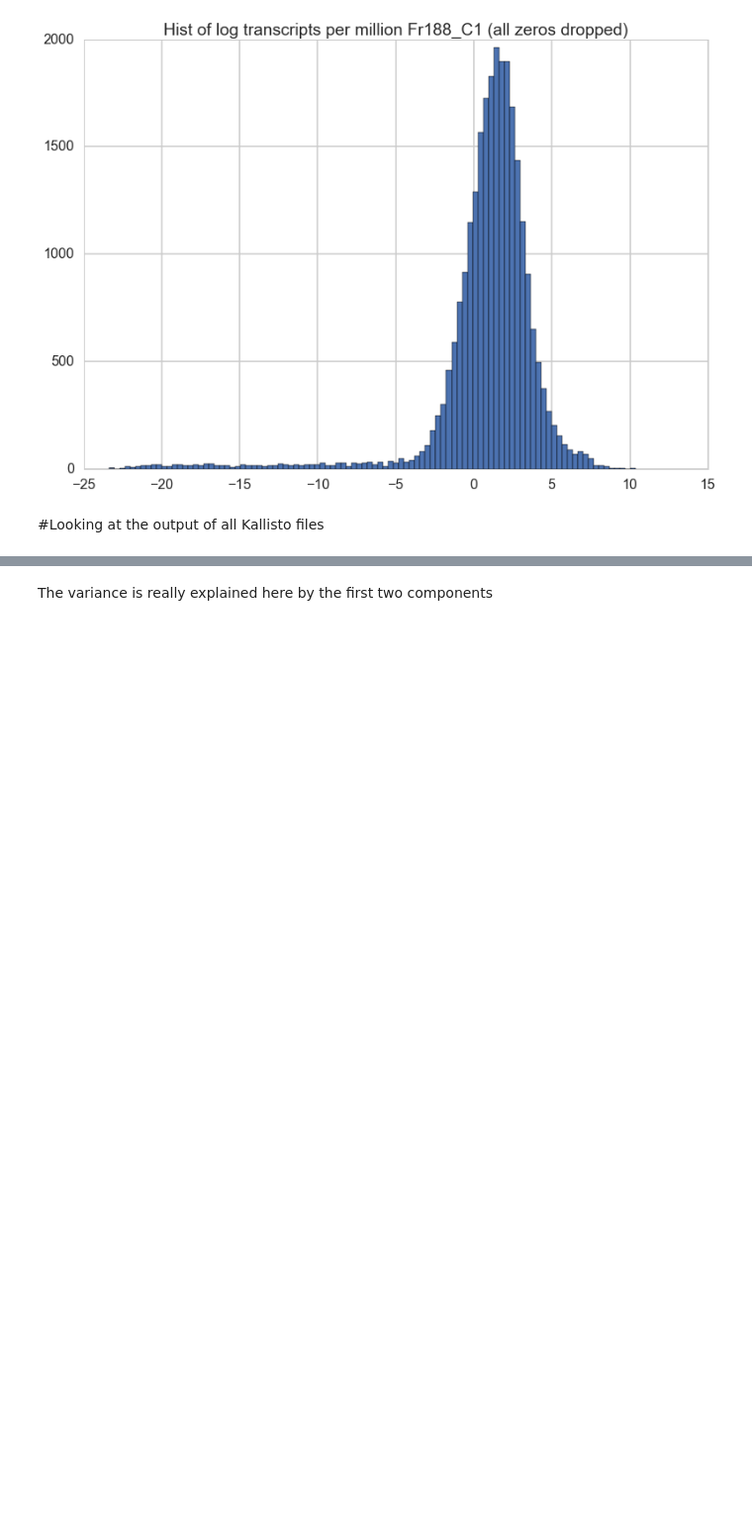
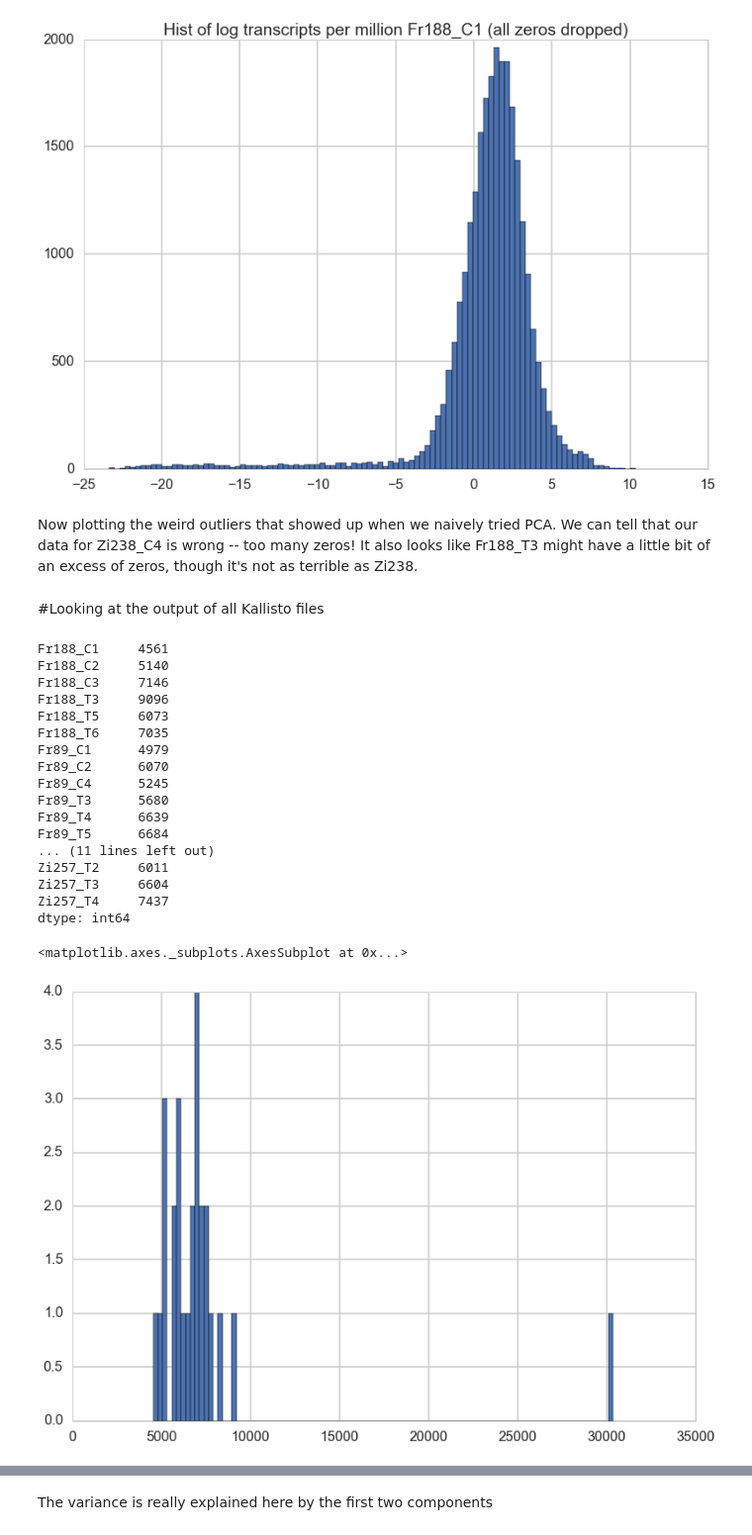
Before and after one commit to leandraking/SacktonProject, a Jupyter notebook: 20151027_EDA.ipynb, the cells around one changed output, grey strips where cells are left out. Shown at 99% size. Saved outputs shown, nothing was run; the diff lists cells and outputs as text; code cells hidden in the pictures; blank space fills up the shorter version.

```diff
--- a/20151027_EDA.ipynb
+++ b/20151027_EDA.ipynb
@@ -41,7 +87,10 @@ plt.title("Hist of log transcripts per million Fr188_C1 (all zeros dropped)")
 plt.show()
 # %% [output]
 [figure]
+# %% [markdown]
+Now plotting the weird outliers that showed up when we naively tried PCA.  We can tell that our data for Zi238_C4 is wrong -- too many zeros!  It also looks like Fr188_T3 might have a little bit of an excess of zeros, though it's not as terrible as Zi238.
 # %% [markdown]
+<a id='Using all files'></a>
 #Looking at the output of all Kallisto files
 # %%
 #Create a dataframe with tpm data from all files
@@ -54,3 +103,27 @@ for fl in glob.glob("../KallistoFiles/*"):
         files_dict[a]=pd.read_csv(fl+"/abundance.tsv", sep="\t").tpm
 
 LoadedData=pd.DataFrame(files_dict)
+# %%
+#Seeing how many zeros there are for each column
+print LoadedData.apply(func=lambda x: len(x[x==0]), axis=0)
+LoadedData.apply(func=lambda x: len(x[x==0]), axis=0).hist(bins=100)
+# %% [output]
+Fr188_C1     4561
+Fr188_C2     5140
+Fr188_C3     7146
+Fr188_T3     9096
+Fr188_T5     6073
+Fr188_T6     7035
+Fr89_C1      4979
+Fr89_C2      6070
+Fr89_C4      5245
+Fr89_T3      5680
+Fr89_T4      6639
+Fr89_T5      6684
+... (11 lines left out)
+Zi257_T2     6011
+Zi257_T3     6604
+Zi257_T4     7437
+dtype: int64
+<matplotlib.axes._subplots.AxesSubplot at 0x...>
+[figure, added]
```
Also changed, not shown: parts of 45 cells of this notebook.
